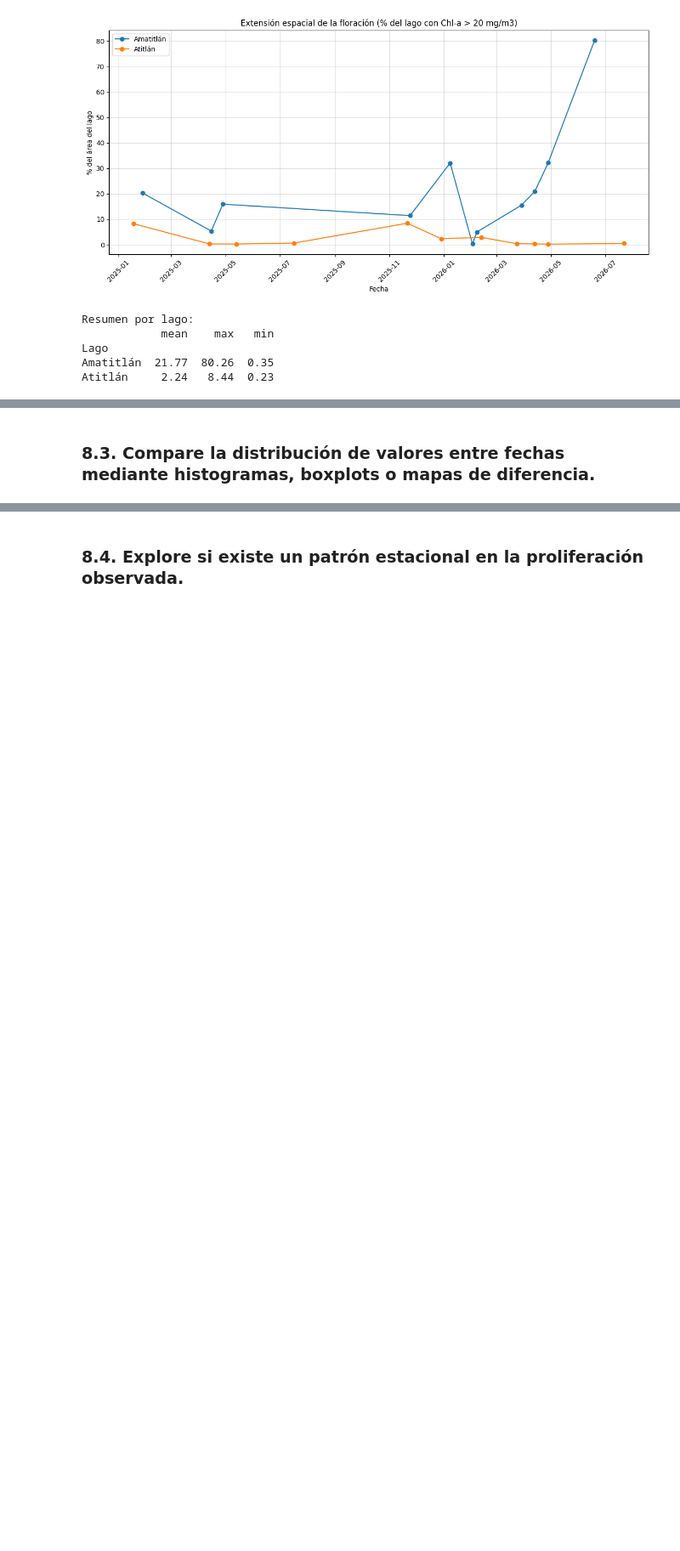
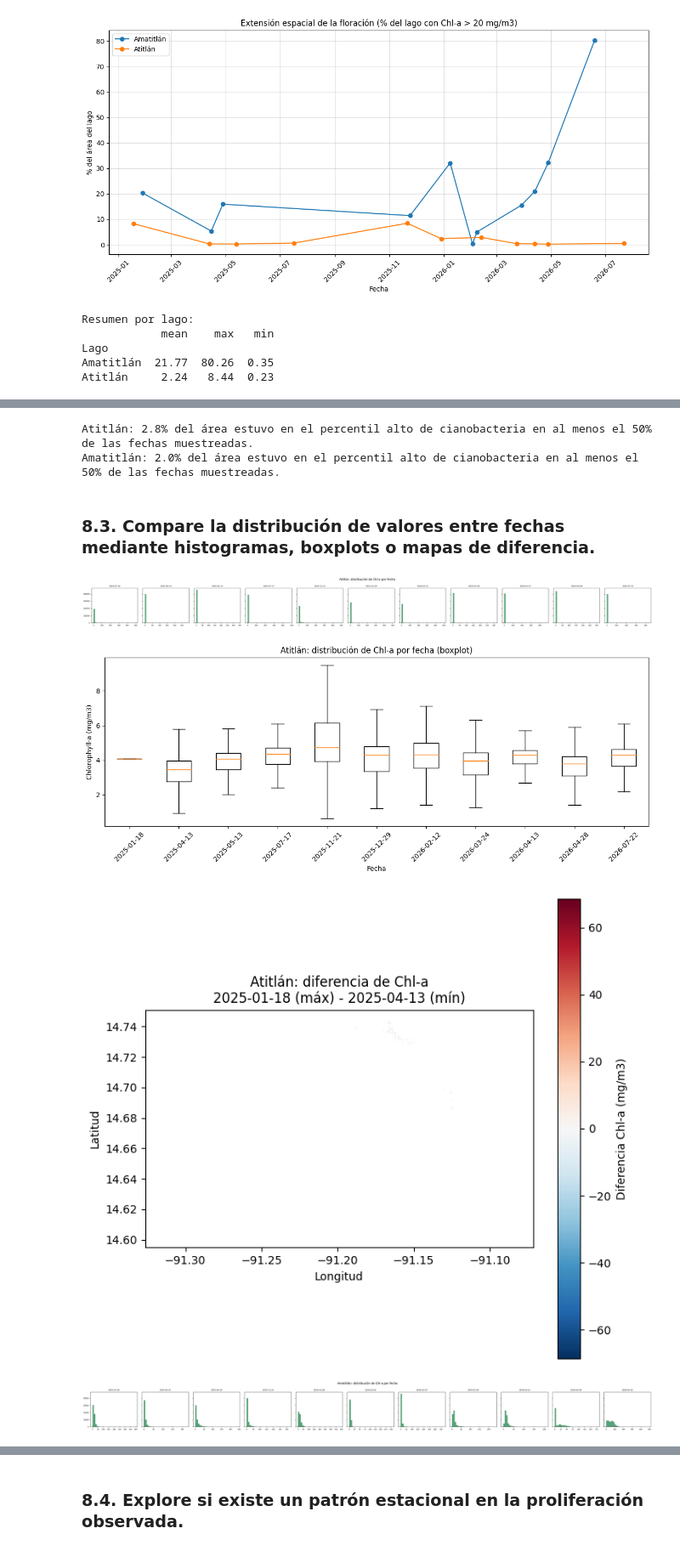
Before and after one commit to belennmm/DataS_Lab4_GeoEspaciales, a Jupyter notebook: Lab4_GeoEspaciales.ipynb, the cells around one changed output, grey strips where cells are left out. Shown at 85% size. Drawn from its saved outputs; the diff is of its cells as text; code cells hidden in the pictures; blank space fills up the shorter version.

```diff
--- a/Lab4_GeoEspaciales.ipynb
+++ b/Lab4_GeoEspaciales.ipynb
@@ -1328,2 +1326,78 @@ Atitlán     2.24   8.44  0.23
+# %%
+
+
+for lago_nombre in lagos.keys():
+    frecuencia, fechas_lago = mapas_persistencia[lago_nombre]  # calculado en 5.3
+    valido = np.isfinite(frecuencia)
+    persistente = (frecuencia >= 0.5) & valido
+    pct_persistente = 100 * persistente.sum() / valido.sum()
+
+    print(f"{lago_nombre}: {pct_persistente:.1f}% del área estuvo en el percentil alto "
+          f"de cianobacteria en al menos el 50% de las fechas muestreadas.")
+# %% [output]
+Atitlán: 2.8% del área estuvo en el percentil alto de cianobacteria en al menos el 50% de las fechas muestreadas.
+Amatitlán: 2.0% del área estuvo en el percentil alto de cianobacteria en al menos el 50% de las fechas muestreadas.
 # %% [markdown]
 ### 8.3. Compare la distribución de valores entre fechas mediante histogramas, boxplots o mapas de diferencia.
+# %%
+for lago_nombre in lagos.keys():
+    fechas_lago = sorted(indices_calculados[lago_nombre].keys())
+
+    # Histogramas
+    fig, axes = plt.subplots(1, len(fechas_lago), figsize=(3*len(fechas_lago), 3), sharey=True)
+    if len(fechas_lago) == 1:
+        axes = [axes]
+    for ax, fecha in zip(axes, fechas_lago):
+        cyano = indices_calculados[lago_nombre][fecha]['CYANO']
+        valores = cyano[np.isfinite(cyano)]
+        ax.hist(valores, bins=30, color='seagreen', alpha=0.8)
+        ax.set_title(fecha, fontsize=8)
+        ax.tick_params(labelsize=7)
+    fig.suptitle(f'{lago_nombre}: distribución de Chl-a por fecha')
+    plt.tight_layout()
+    plt.savefig(f'histogramas_{lago_nombre}(8.3).png', dpi=150, bbox_inches='tight')
+    plt.show()
+
+    # Boxplot por fecha
+    datos_boxplot = [indices_calculados[lago_nombre][f]['CYANO'][
+        np.isfinite(indices_calculados[lago_nombre][f]['CYANO'])] for f in fechas_lago]
+
+    plt.figure(figsize=(12, 5))
+    plt.boxplot(datos_boxplot, labels=fechas_lago, showfliers=False)
+    plt.title(f'{lago_nombre}: distribución de Chl-a por fecha (boxplot)')
+    plt.xlabel('Fecha'); plt.ylabel('Chlorophyll-a (mg/m3)')
+    plt.xticks(rotation=45)
+    plt.tight_layout()
+    plt.savefig(f'boxplots_{lago_nombre}(8.3).png', dpi=150, bbox_inches='tight')
+    plt.show()
+
+    # Mapa de diferencia: fecha con mayor promedio - fecha con menor promedio
+    datos_lago_temp = df_temporal[df_temporal['Lago'] == lago_nombre]
+    fecha_max = datos_lago_temp.loc[datos_lago_temp['Promedio_CYANO'].idxmax(), 'Fecha'].strftime('%Y-%m-%d')
+    fecha_min = datos_lago_temp.loc[datos_lago_temp['Promedio_CYANO'].idxmin(), 'Fecha'].strftime('%Y-%m-%d')
+
+    cyano_max = indices_calculados[lago_nombre][fecha_max]['CYANO']
+    cyano_min = indices_calculados[lago_nombre][fecha_min]['CYANO']
+
+    if cyano_max.shape == cyano_min.shape:
+        diferencia = cyano_max - cyano_min
+        coords = lagos[lago_nombre]
+        extent = [coords['west'], coords['east'], coords['south'], coords['north']]
+        vmax_dif = np.nanpercentile(np.abs(diferencia), 95)
+
+        plt.figure(figsize=(7, 6))
+        im = plt.imshow(diferencia, extent=extent, origin='upper', cmap='RdBu_r',
+                         vmin=-vmax_dif, vmax=vmax_dif)
+        plt.title(f'{lago_nombre}: diferencia de Chl-a\n{fecha_max} (máx) - {fecha_min} (mín)')
+        plt.xlabel('Longitud'); plt.ylabel('Latitud')
+        plt.colorbar(im, label='Diferencia Chl-a (mg/m3)')
+        plt.tight_layout()
+        plt.savefig(f'mapa_diferencia_{lago_nombre}(8.3).png', dpi=150, bbox_inches='tight')
+        plt.show()
+    else:
+        print(f"No se pudo generar mapa de diferencia para {lago_nombre}: shapes distintos.")
+# %% [output]
+[figure, added]
+[figure, added]
+[figure, added]
+[figure, added]
```
Also changed, not shown: parts of 6 cells of this notebook, 9 other files.
